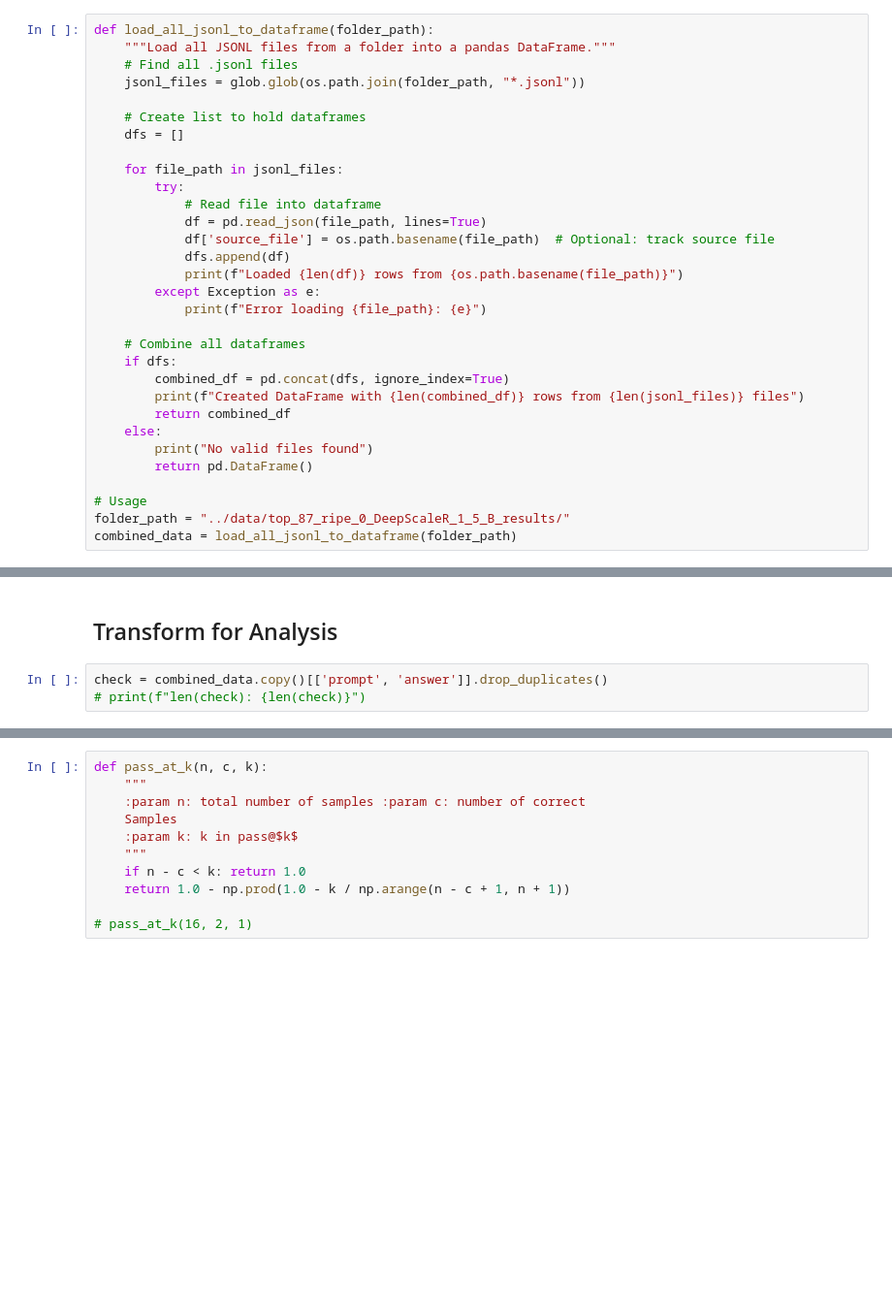
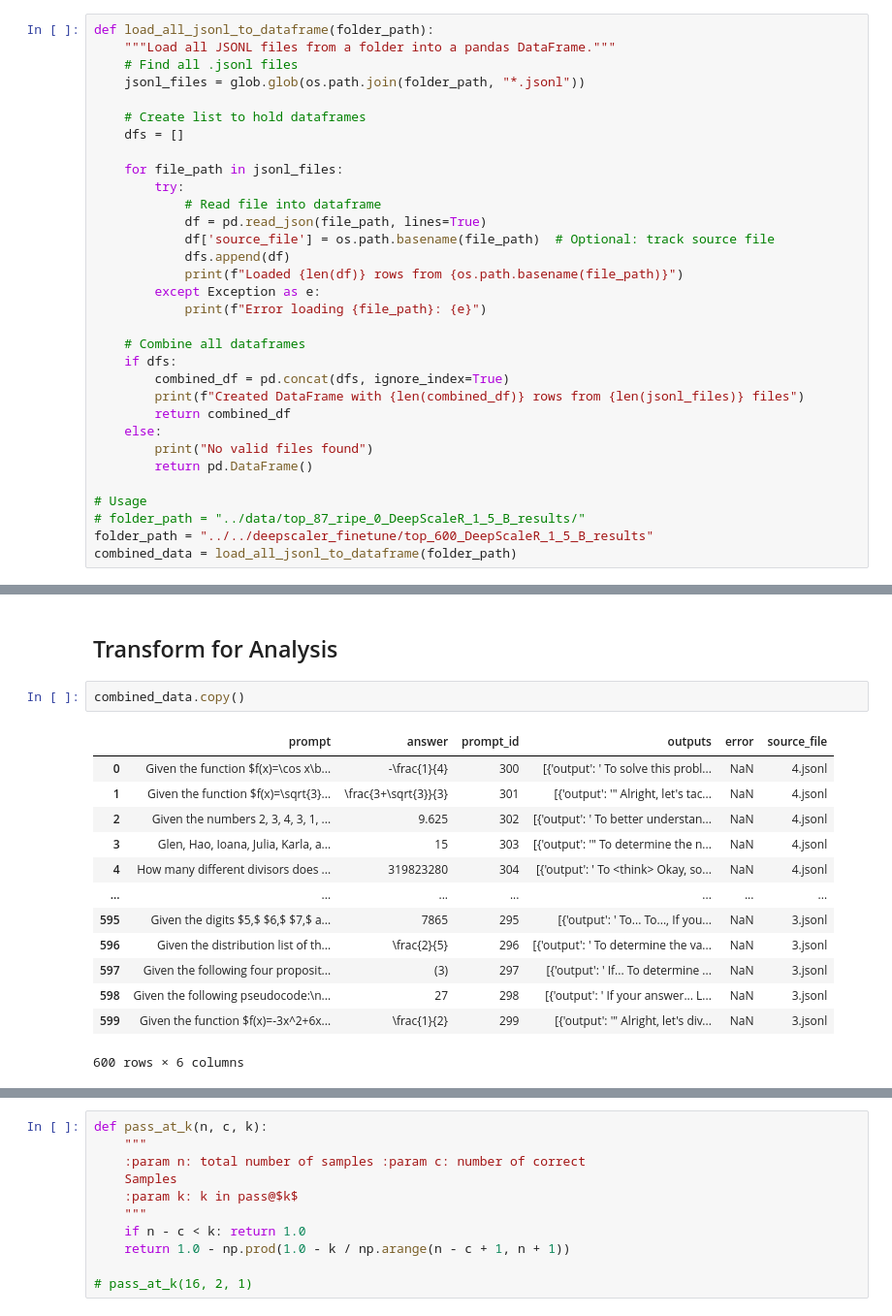
Before and after one commit to xiiiiiiiiii/strategicLearning, a Jupyter notebook: DeepScaleR-eval/match_gen_analysis.ipynb, the cells around one changed output, grey strips where cells are left out. Shown: that part at 97% size. Drawn from its saved outputs; the diff is of its cells as text; blank space fills up the shorter version.

Commit message:
data for 600 generations

```diff
--- a/DeepScaleR-eval/match_gen_analysis.ipynb
+++ b/DeepScaleR-eval/match_gen_analysis.ipynb
@@ -40,6 +40,7 @@ def load_all_jsonl_to_dataframe(folder_path):
         return pd.DataFrame()
 
 # Usage
-folder_path = "../data/top_87_ripe_0_DeepScaleR_1_5_B_results/"
+# folder_path = "../data/top_87_ripe_0_DeepScaleR_1_5_B_results/"
+folder_path = "../../deepscaler_finetune/top_600_DeepScaleR_1_5_B_results"
 combined_data = load_all_jsonl_to_dataframe(folder_path)
 # %% [output]
@@ -115,9 +116,22 @@ def correctness_reward_func(response: str, actual_answers: str) -> float:
     return 1.0 if extracted_answer == actual_answers else 0.0
 # %% [markdown]
 ## Transform for Analysis
-# %%
-check = combined_data.copy()[['prompt', 'answer']].drop_duplicates()
-# print(f"len(check): {len(check)}")
+# %%
+combined_data.copy()
+# %% [output]
+|  | prompt | answer | prompt_id | outputs | error | source_file |
+| 0 | Given the function $f(x)=\cos x\b... | -\frac{1}{4} | 300 | [{'output': ' To solve this probl... | NaN | 4.jsonl |
+| 1 | Given the function $f(x)=\sqrt{3}... | \frac{3+\sqrt{3}}{3} | 301 | [{'output': '" Alright, let's tac... | NaN | 4.jsonl |
+| 2 | Given the numbers 2, 3, 4, 3, 1, ... | 9.625 | 302 | [{'output': ' To better understan... | NaN | 4.jsonl |
+| 3 | Glen, Hao, Ioana, Julia, Karla, a... | 15 | 303 | [{'output': '" To determine the n... | NaN | 4.jsonl |
+| 4 | How many different divisors does ... | 319823280 | 304 | [{'output': ' To <think> Okay, so... | NaN | 4.jsonl |
+| ... | ... | ... | ... | ... | ... | ... |
+| 595 | Given the digits $5,$ $6,$ $7,$ a... | 7865 | 295 | [{'output': ' To... To..., If you... | NaN | 3.jsonl |
+| 596 | Given the distribution list of th... | \frac{2}{5} | 296 | [{'output': ' To determine the va... | NaN | 3.jsonl |
+| 597 | Given the following four proposit... | (3) | 297 | [{'output': ' If... To determine ... | NaN | 3.jsonl |
+| 598 | Given the following pseudocode:\n... | 27 | 298 | [{'output': ' If your answer... L... | NaN | 3.jsonl |
+| 599 | Given the function $f(x)=-3x^2+6x... | \frac{1}{2} | 299 | [{'output': '" Alright, let's div... | NaN | 3.jsonl |
+600 rows × 6 columns
 # %%
 df = combined_data.copy()
 df['question_text'] = df['prompt']
```
Also changed, not shown: parts of 6 cells of this notebook, 18 other files.
